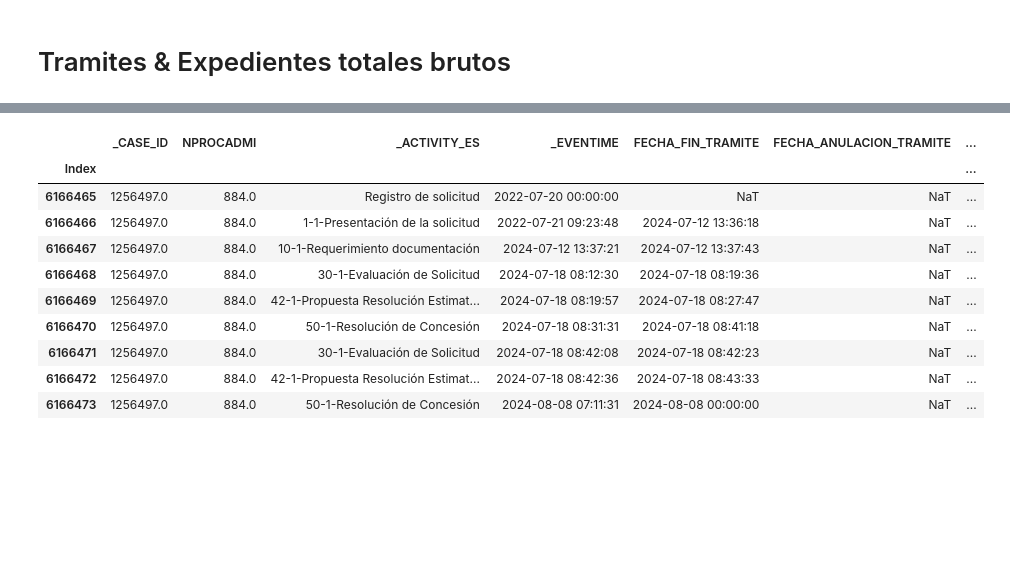
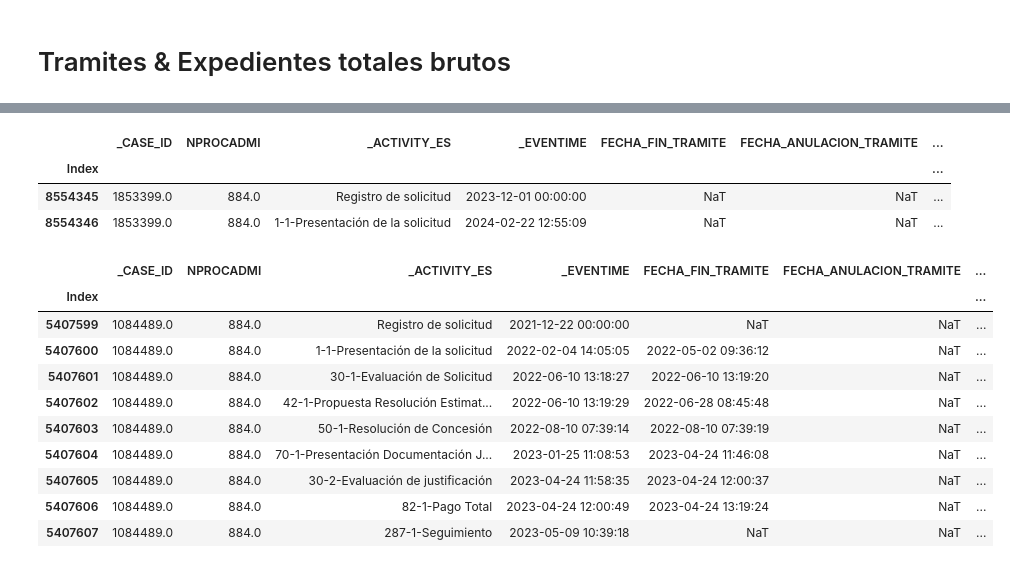
Before and after one commit to crlsrmrlsz/processmin, a Jupyter notebook: analisis_expedientes.ipynb, the cells around one changed output, grey strips where cells are left out. Drawn from its saved outputs; the diff is of its cells as text; code cells hidden in the pictures; blank space fills up the shorter version.

```diff
--- a/analisis_expedientes.ipynb
+++ b/analisis_expedientes.ipynb
@@ -105,19 +113,24 @@ df_tramites_completo_c.head()
 # %%
-df_tramites_completo_c[df_tramites_completo_c['_CASE_ID']==1088250]
+df_tramites_completo_c[df_tramites_completo_c['_CASE_ID']==1853399]
+# %% [output]
+|  | _CASE_ID | NPROCADMI | _ACTIVITY_ES | _EVENTIME | FECHA_FIN_TRAMITE | FECHA_ANULACION_TRAMITE | ... |
+| Index |  |  |  |  |  |  | ... |
+| 8554345 | 1853399.0 | 884.0 | Registro de solicitud | 2023-12-01 00:00:00 | NaT | NaT | ... |
+| 8554346 | 1853399.0 | 884.0 | 1-1-Presentación de la solicitud | 2024-02-22 12:55:09 | NaT | NaT | ... |
 # %%
-df_tramites_completo_c[df_tramites_completo_c['_CASE_ID']==1256497]
+df_tramites_completo_c[df_tramites_completo_c['_CASE_ID']==1084489]
 # %% [output]
 |  | _CASE_ID | NPROCADMI | _ACTIVITY_ES | _EVENTIME | FECHA_FIN_TRAMITE | FECHA_ANULACION_TRAMITE | ... |
 | Index |  |  |  |  |  |  | ... |
-| 6166465 | 1256497.0 | 884.0 | Registro de solicitud | 2022-07-20 00:00:00 | NaT | NaT | ... |
-| 6166466 | 1256497.0 | 884.0 | 1-1-Presentación de la solicitud | 2022-07-21 09:23:48 | 2024-07-12 13:36:18 | NaT | ... |
-| 6166467 | 1256497.0 | 884.0 | 10-1-Requerimiento documentación | 2024-07-12 13:37:21 | 2024-07-12 13:37:43 | NaT | ... |
-| 6166468 | 1256497.0 | 884.0 | 30-1-Evaluación de Solicitud | 2024-07-18 08:12:30 | 2024-07-18 08:19:36 | NaT | ... |
-| 6166469 | 1256497.0 | 884.0 | 42-1-Propuesta Resolución Estimat... | 2024-07-18 08:19:57 | 2024-07-18 08:27:47 | NaT | ... |
-| 6166470 | 1256497.0 | 884.0 | 50-1-Resolución de Concesión | 2024-07-18 08:31:31 | 2024-07-18 08:41:18 | NaT | ... |
-| 6166471 | 1256497.0 | 884.0 | 30-1-Evaluación de Solicitud | 2024-07-18 08:42:08 | 2024-07-18 08:42:23 | NaT | ... |
-| 6166472 | 1256497.0 | 884.0 | 42-1-Propuesta Resolución Estimat... | 2024-07-18 08:42:36 | 2024-07-18 08:43:33 | NaT | ... |
-| 6166473 | 1256497.0 | 884.0 | 50-1-Resolución de Concesión | 2024-08-08 07:11:31 | 2024-08-08 00:00:00 | NaT | ... |
+| 5407599 | 1084489.0 | 884.0 | Registro de solicitud | 2021-12-22 00:00:00 | NaT | NaT | ... |
+| 5407600 | 1084489.0 | 884.0 | 1-1-Presentación de la solicitud | 2022-02-04 14:05:05 | 2022-05-02 09:36:12 | NaT | ... |
+| 5407601 | 1084489.0 | 884.0 | 30-1-Evaluación de Solicitud | 2022-06-10 13:18:27 | 2022-06-10 13:19:20 | NaT | ... |
+| 5407602 | 1084489.0 | 884.0 | 42-1-Propuesta Resolución Estimat... | 2022-06-10 13:19:29 | 2022-06-28 08:45:48 | NaT | ... |
+| 5407603 | 1084489.0 | 884.0 | 50-1-Resolución de Concesión | 2022-08-10 07:39:14 | 2022-08-10 07:39:19 | NaT | ... |
+| 5407604 | 1084489.0 | 884.0 | 70-1-Presentación Documentación J... | 2023-01-25 11:08:53 | 2023-04-24 11:46:08 | NaT | ... |
+| 5407605 | 1084489.0 | 884.0 | 30-2-Evaluación de justificación | 2023-04-24 11:58:35 | 2023-04-24 12:00:37 | NaT | ... |
+| 5407606 | 1084489.0 | 884.0 | 82-1-Pago Total | 2023-04-24 12:00:49 | 2023-04-24 13:19:24 | NaT | ... |
+| 5407607 | 1084489.0 | 884.0 | 287-1-Seguimiento | 2023-05-09 10:39:18 | NaT | NaT | ... |
 # %%
 df_exp_completo_c = pd.read_parquet('./data/tramita/full/TramitaGlobal-GB_CASE_EXPEDIENTES.parquet')
 # %%
```
Also changed, not shown: parts of 9 cells of this notebook, 19 other files.
